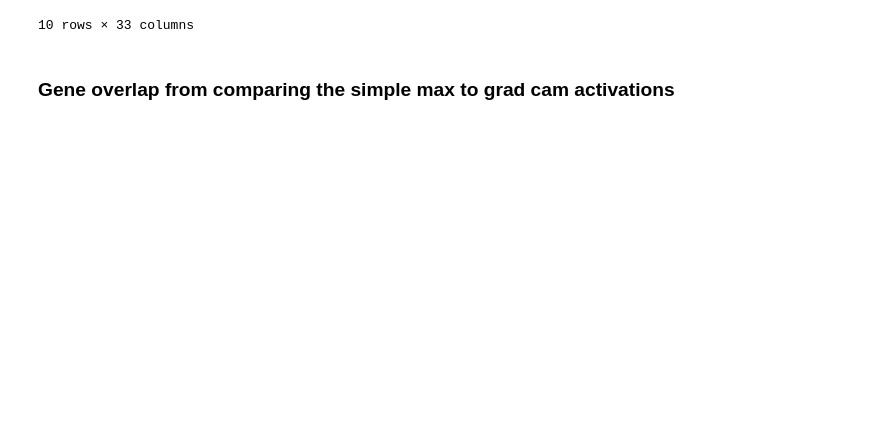
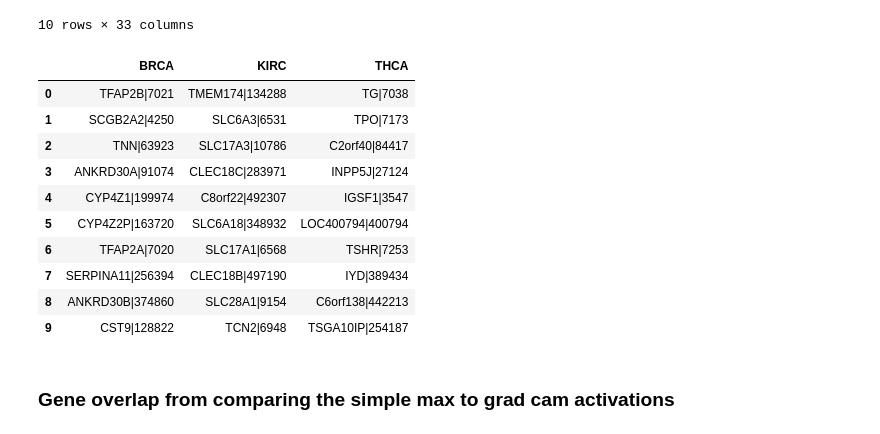
Before and after one commit to danielshak/TCGA, a Jupyter notebook: CNN_classifier/grad_cam_results.ipynb, the cells around one changed output. Drawn from its saved outputs; the diff is of its cells as text; code cells hidden in the pictures; blank space fills up the shorter version.

```diff
--- a/CNN_classifier/grad_cam_results.ipynb
+++ b/CNN_classifier/grad_cam_results.ipynb
@@ -72,6 +72,20 @@ top_genes
 | 8 | MRAP|56246 | SNX31|169166 | ANKRD30B|374860 | SYCP2|10388 | NPC1L1|29881 | SPINK4|27290 | SERPINA9|327657 | KLK8|11202 | C21orf131|387486 | SPRR2E|6704 | ... | ... |
 | 9 | CLEC4GP1|440508 | BTBD16|118663 | CST9|128822 | TMPRSS11BNL|401136 | CYP2C8|1558 | CDX2|1045 | FCRL3|115352 | IL1F6|27179 | PIRT|644139 | KRT84|3890 | ... | ... |
 10 rows × 33 columns
+# %%
+top_genes[['BRCA', 'KIRC','THCA']]
+# %% [output]
+|  | BRCA | KIRC | THCA |
+| 0 | TFAP2B|7021 | TMEM174|134288 | TG|7038 |
+| 1 | SCGB2A2|4250 | SLC6A3|6531 | TPO|7173 |
+| 2 | TNN|63923 | SLC17A3|10786 | C2orf40|84417 |
+| 3 | ANKRD30A|91074 | CLEC18C|283971 | INPP5J|27124 |
+| 4 | CYP4Z1|199974 | C8orf22|492307 | IGSF1|3547 |
+| 5 | CYP4Z2P|163720 | SLC6A18|348932 | LOC400794|400794 |
+| 6 | TFAP2A|7020 | SLC17A1|6568 | TSHR|7253 |
+| 7 | SERPINA11|256394 | CLEC18B|497190 | IYD|389434 |
+| 8 | ANKRD30B|374860 | SLC28A1|9154 | C6orf138|442213 |
+| 9 | CST9|128822 | TCN2|6948 | TSGA10IP|254187 |
 # %%
 with open('Average_train/avg_class_imgs.pkl', 'rb') as f:
     avg_class_imgs = pickle.load(f)
```
Also changed, not shown: parts of 5 cells of this notebook.
